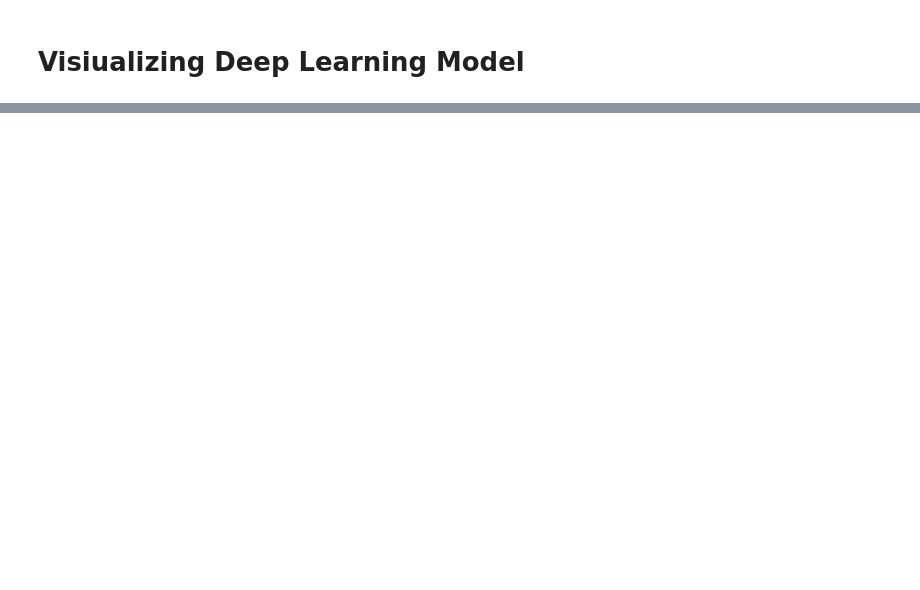
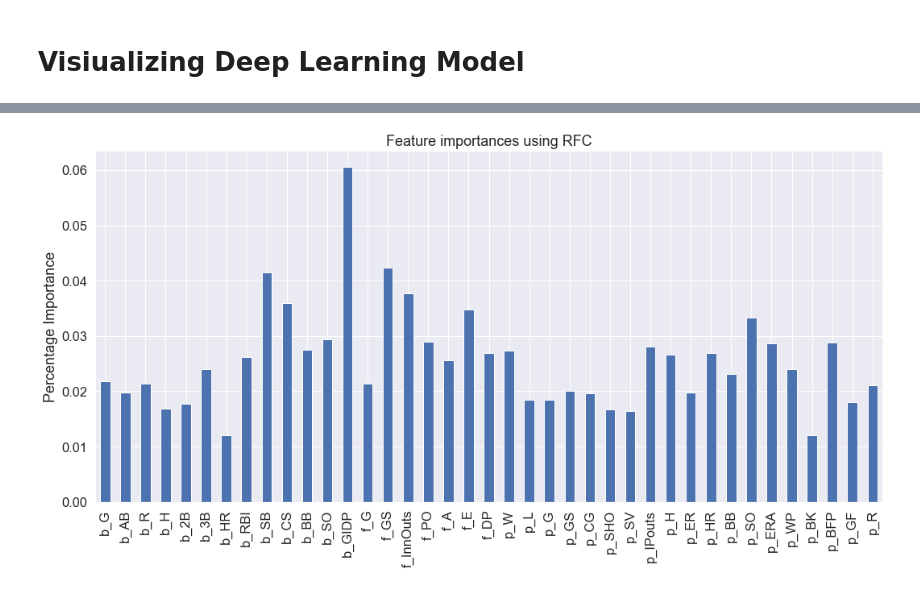
Before and after one commit to sting0312/GoldenGloves, a Jupyter notebook: golden-gloves.ipynb, the cells around one changed output, grey strips where cells are left out. Cells and saved outputs as stored; diff of their text form; code cells hidden in the pictures; blank space fills up the shorter version.

Commit message:
added section for Random Forest ML Method + Visuals

```diff
--- a/golden-gloves.ipynb
+++ b/golden-gloves.ipynb
@@ -543,0 +588,28 @@ ModuleNotFoundError: No module named 'imblearn'
+# %%
+# Creating visual of confusion matrix
+import seaborn as sns
+import matplotlib.pyplot as plt
+
+# Increasing plot size
+sns.set(rc = {'figure.figsize': (15,8)})
+
+# Increasing default text size
+sns.set(font_scale=1.5)
+
+# Creating heatmap
+sns.heatmap(
+    cm,             # data given to map
+    annot=True,     # annotating numbers to squares
+    square=True,    # making all sectors equal squares
+    xticklabels=['Predict Non-Inductees', 'Predicted Inductees'],
+    yticklabels=['Actual Non-Inductees', 'Actual Inductees'],
+    cbar=False,     # disabling color bar
+    fmt='g'         # forcing standard number notation
+)
+
+# Adding title to plot
+plt.suptitle('Results of Random Forest Predictions')
+plt.title(f'Accuracy: {accuracy}')
+
+# Displaying plot
+plt.show()
@@ -543,0 +618,12 @@ ModuleNotFoundError: No module named 'imblearn'
+# %%
+# Displaying feature importances
+importances = clf[1].feature_importances_
+forest_importances = pd.Series(importances, index=X.columns)
+
+fig, ax = plt.subplots()
+forest_importances.plot.bar(ax=ax)
+ax.set_title("Feature importances using RFC")
+ax.set_ylabel("Percentage Importance")
+fig.tight_layout()
+# %% [output]
+[figure, added]
```
Also changed, not shown: parts of 13 cells of this notebook.
